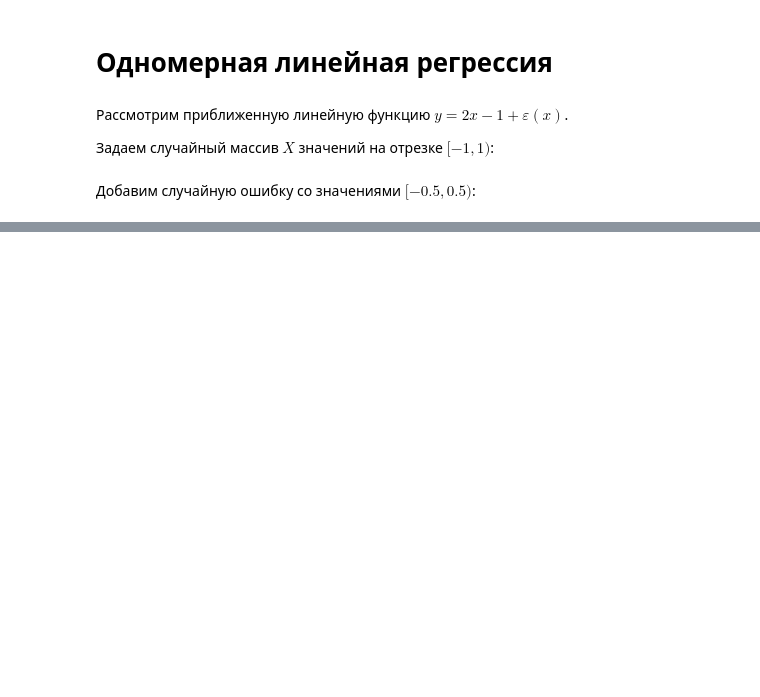
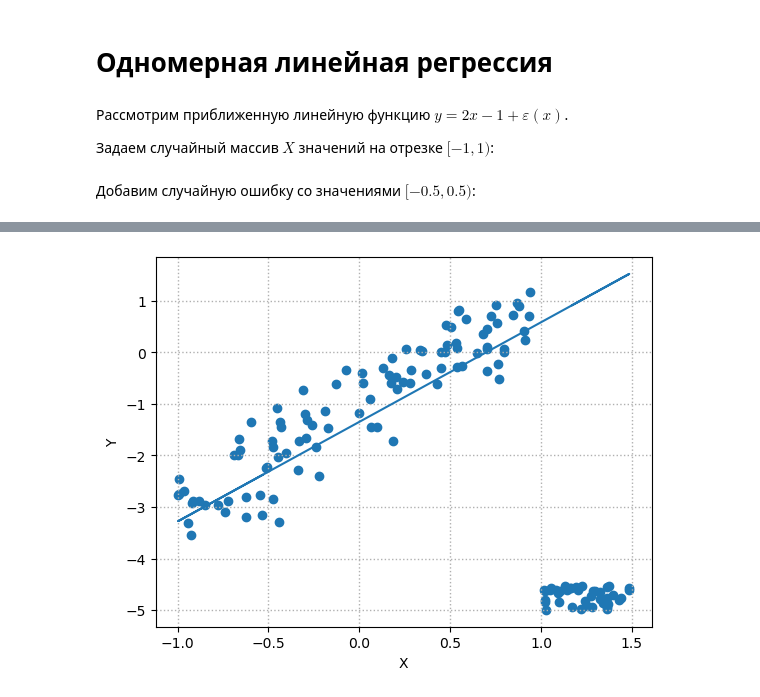
Before and after one commit to intellimath/mltools, a Jupyter notebook: notebooks/simple_linear_regression3.ipynb, the cells around one changed output, grey strips where cells are left out. Cells and saved outputs as stored; diff of their text form; code cells hidden in the pictures; blank space fills up the shorter version.

```diff
--- a/notebooks/simple_linear_regression3.ipynb
+++ b/notebooks/simple_linear_regression3.ipynb
@@ -136,0 +119,14 @@ plt.show()
+# %%
+aggfunc = averaging_function("WM", funcs.QuantileFunc(0.7, funcs.SoftAbs_Sqrt(0.001)))
+mod = LinearModel(1)
+# regression(X[:,None], Y, mod)
+regr = m_regression_irls(X[:,None], Y, mod, agg_func=aggfunc)
+# %%
+plt.scatter(X, Y)
+plt.plot(X, mod.evaluate_all(X[:None]))
+plt.xlabel('X')
+plt.ylabel('Y')
+plt.grid(1, linewidth=1.0, linestyle=":")
+plt.show()
+# %% [output]
+[figure, added]
```
Also changed, not shown: parts of 12 cells of this notebook, 1 other file.
